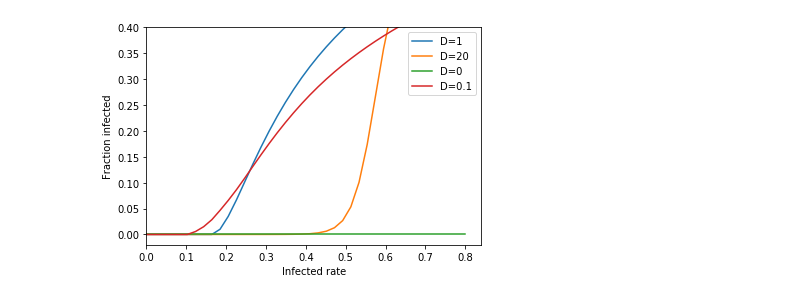
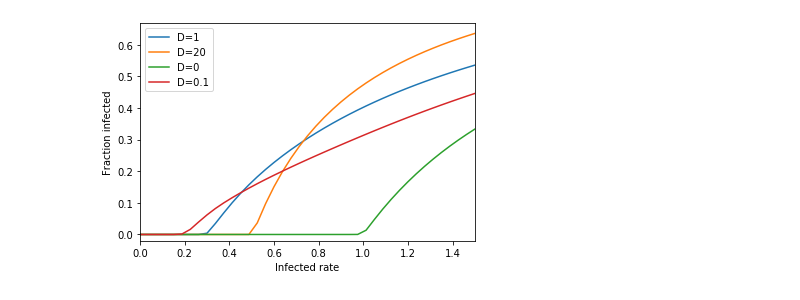
Before and after one commit to lingqime/Miscellaneous, a Jupyter notebook: SIS model/Empirical network SIS model simulation.ipynb, the cells around one changed output. Cells and saved outputs as stored; diff of their text form; code cells hidden in the pictures.

```diff
--- a/SIS model/Empirical network SIS model simulation.ipynb
+++ b/SIS model/Empirical network SIS model simulation.ipynb
@@ -9,8 +9,8 @@ from matplotlib.ticker import (MultipleLocator, FormatStrFormatter, AutoMinorLoc
 import seaborn as sns
 from matplotlib import pyplot
 # %%
-a = np.loadtxt('USAir97-unweighted.txt')
-# a = np.loadtxt('ba-n200k6-metapop.txt')
+# a = np.loadtxt('USAir97-unweighted.txt')
+a = np.loadtxt('ba-n200k6-metapop.txt')
 # a = np.loadtxt('rrg-n200-metapop.txt')
 Edges=[]
 for i in range(0, len(a)):
@@ -21,8 +21,6 @@ G.add_edges_from(Edges)
 # %%
 N=G.number_of_nodes()
 rho=1
-mu=1
-D_I=1
 # %%
 AA = nx.to_numpy_matrix(G)
 # %%
@@ -48,6 +42,6 @@ G.number_of_nodes()
 # %%
-def euler(x, beta=1, mu=1, D_S=1, D_I=1):
-    h=0.1
+def euler(x, stepsize, iteration_times, beta=1, mu=1, D_S=1, D_I=1):
+    h=stepsize
     Y=[]
     Z=[]
     y=[]
@@ -55,7 +49,7 @@ def euler(x, beta=1, mu=1, D_S=1, D_I=1):
     for i in range(0, G.number_of_nodes()):
         y.append(x[i])
         z.append(x[i+G.number_of_nodes()])
-    for n in range(0, 2000):
+    for n in range(0, iteration_times):
         tempy = y
         tempz = z
         y = np.array(tempy) + (-beta*np.multiply(np.array(tempy), np.array(tempz)) + mu*np.array(tempz) - D_S*np.array(tempy) + D_S*np.dot(T(), np.array(tempy)))*h
@@ -90,10 +63,8 @@ def euler1(x, beta=1, mu=1, D_S=1, D_I=1):
 # initial condition
 S0=[]
 I0=[]
-for i in range(0, G.number_of_nodes()-1):
-    S0.append(1)
-    I0.append(0)
-S0.append(0.99)
-I0.append(0.01)
+for i in range(0, G.number_of_nodes()):
+    S0.append(0)
+    I0.append(1)
 x0=S0+I0
 # %%
@@ -115,31 +102,31 @@ plt.show()
 # %%
-xx=np.linspace(0, 0.8, 40)
+xx=np.linspace(0, 1.5, 41)
 yy1=[]
 yy2=[]
 yy3=[]
 yy4=[]
 for i in range(0,len(xx)):
-    Result=euler(x0, beta=xx[i], mu=1, D_S=1, D_I=1)
+    Result=euler(x0, stepsize=0.2, iteration_times=1000, beta=xx[i], mu=1, D_S=1, D_I=1)
     yy1.append(sum(Result[-1])/(rho*G.number_of_nodes()))
 for i in range(0,len(xx)):
-    Result=euler1(x0, beta=xx[i], mu=1, D_S=20, D_I=20)
+    Result=euler(x0, stepsize=0.05, iteration_times=5000, beta=xx[i], mu=1, D_S=20, D_I=20)
     yy2.append(sum(Result[-1])/(rho*G.number_of_nodes()))
 for i in range(0,len(xx)):
-    Result=euler(x0, beta=xx[i], mu=1, D_S=0, D_I=0)
+    Result=euler(x0, stepsize=0.2, iteration_times=1000, beta=xx[i], mu=1, D_S=0, D_I=0)
     yy3.append(sum(Result[-1])/(rho*G.number_of_nodes()))
 for i in range(0,len(xx)):
-    Result=euler(x0, beta=xx[i], mu=1, D_S=0.1, D_I=0.1)
+    Result=euler(x0, stepsize=0.1, iteration_times=2000, beta=xx[i], mu=1, D_S=0.1, D_I=0.1)
     yy4.append(sum(Result[-1])/(rho*G.number_of_nodes()))
 
 plt.plot(xx, yy1, label ='D=1')
 plt.plot(xx, yy2, label ='D=20')
 plt.plot(xx, yy3, label ='D=0')
 plt.plot(xx, yy4, label ='D=0.1')
 plt.xlabel('Infected rate')
 plt.ylabel('Fraction infected')
-pyplot.xlim(xmin=0)
-pyplot.ylim(ymin=-0.02, ymax=0.4)
+pyplot.xlim(xmin=0, xmax=1.5)
+pyplot.ylim(ymin=-0.02)
 plt.legend()
 plt.show()
 # %% [output]
-[figure, old version]
+[figure, new version]
```
Also changed, not shown: parts of 7 cells of this notebook.
